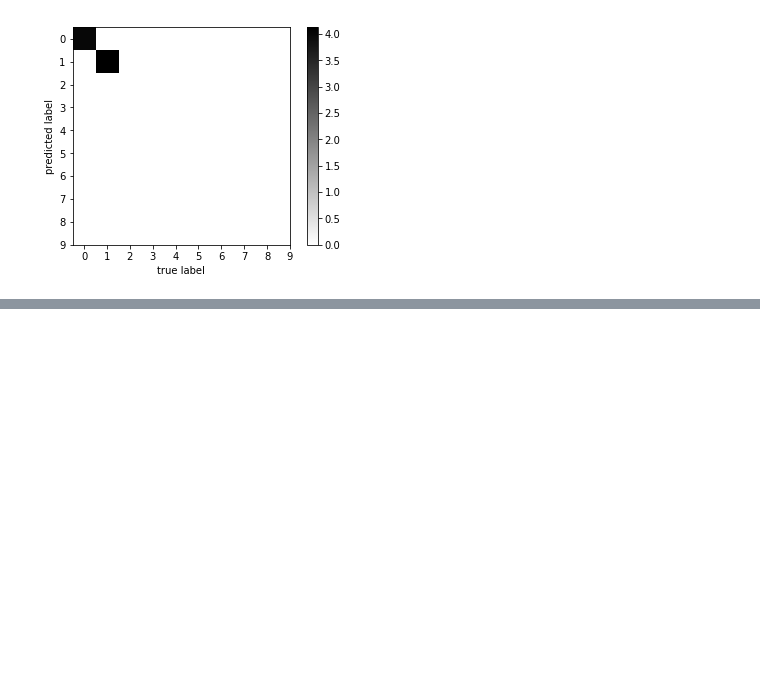
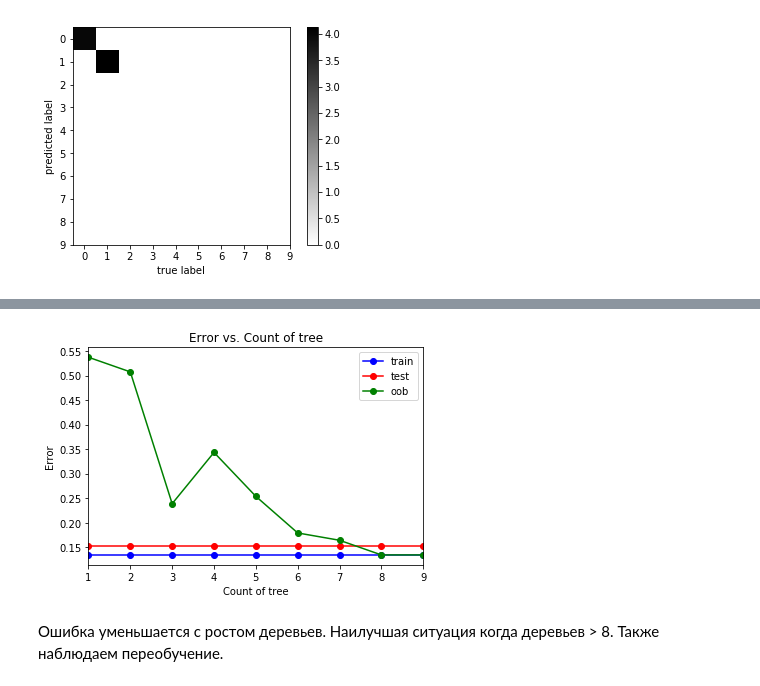
Before and after one commit to 1995konstantin/MachineLearningCourse, a Jupyter notebook: lab2.ipynb, the cells around one changed output, grey strips where cells are left out. Drawn from its saved outputs; the diff is of its cells as text; code cells hidden in the pictures; blank space fills up the shorter version.

```diff
--- a/lab2.ipynb
+++ b/lab2.ipynb
@@ -670,0 +727,3 @@ pass
+# %%
+#Разобьем данные на обучающую и тестовую выборки.
+X_train, X_test, y_train, y_test = train_test_split(X, y, test_size = 0.33, random_state = 2)
@@ -670,0 +754,26 @@ pass
+# %%
+tree_arr = np.arange(1, 10, 1)
+test_err = []
+train_err = []
+oob_err = []
+for tree in tree_arr:
+    ert = ensemble.ExtraTreesClassifier(n_estimators = tree, oob_score=True, bootstrap=True)
+    ert.fit(X_train, y_train)
+    train_err.append(np.mean(y_train != ert.predict(X_train)))
+    test_err.append(np.mean(y_test  != ert.predict(X_test)))
+    oob_err.append(1 - ert.oob_score_)
+# %%
+
+plt.plot(tree_arr, train_err, 'b-o', label = 'train')
+plt.plot(tree_arr, test_err, 'r-o', label = 'test')
+plt.plot(tree_arr, oob_err, 'g-o', label = 'oob')
+plt.xlim([np.min(tree_arr), np.max(tree_arr)])
+plt.title('Error vs. Count of tree')
+plt.xlabel('Count of tree')
+plt.ylabel('Error')
+plt.legend()
+pass
+# %% [output]
+[figure, added]
+# %% [markdown]
+Ошибка уменьшается с ростом деревьев. Наилучшая ситуация когда деревьев > 8. Также наблюдаем переобучение.
```
Also changed, not shown: parts of 41 cells of this notebook.
